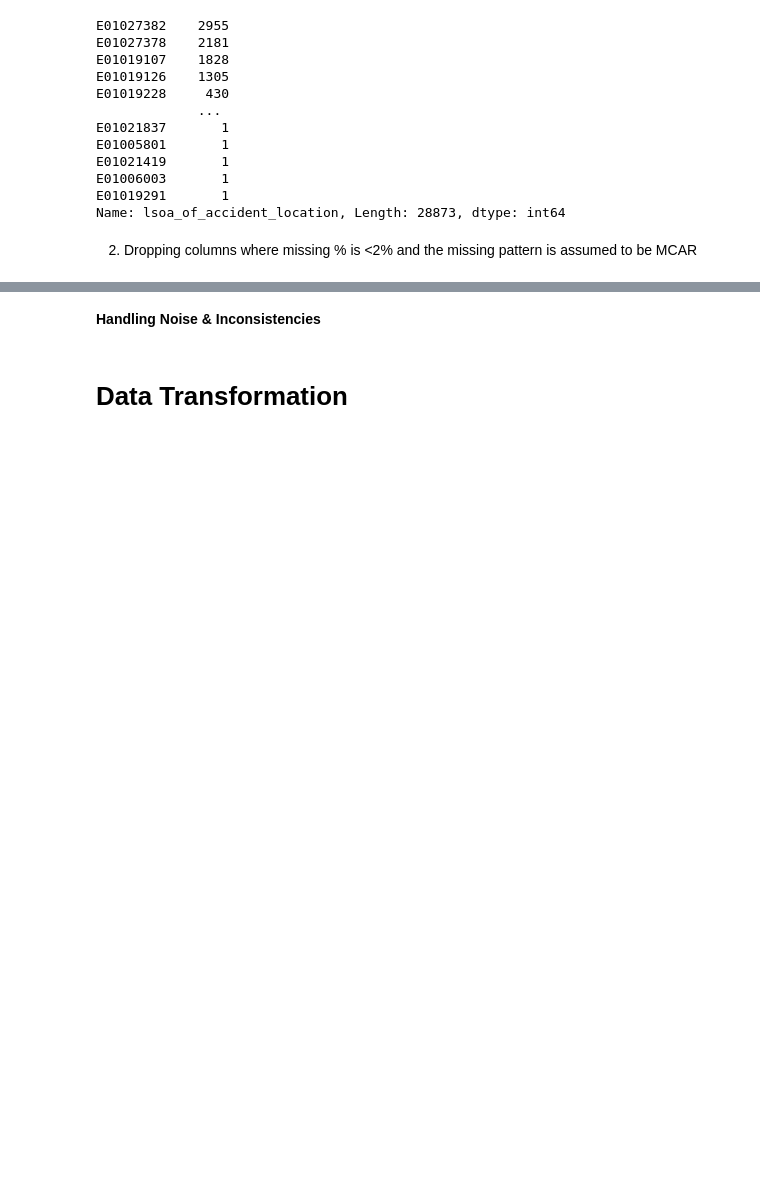
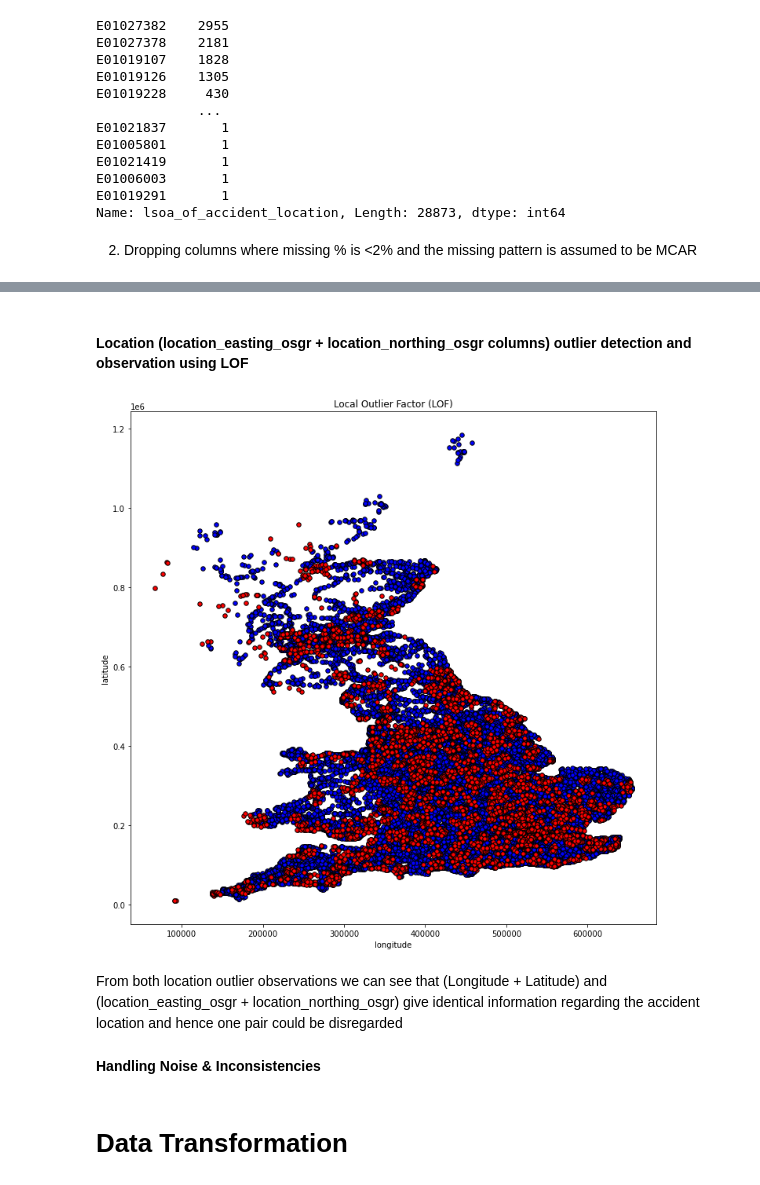
Before and after one commit to allaaamr/DataEngineering, a Jupyter notebook: main.ipynb, the cells around one changed output, grey strips where cells are left out. Saved outputs shown, nothing was run; the diff lists cells and outputs as text; code cells hidden in the pictures; blank space fills up the shorter version.

```diff
--- a/main.ipynb
+++ b/main.ipynb
@@ -358,0 +476,28 @@ Name: lsoa_of_accident_location, Length: 28873, dtype: int64
+# %% [markdown]
+#### Location (location_easting_osgr + location_northing_osgr columns) outlier detection and observation using LOF
+# %%
+#detection of outliers Multivariate (location_easting_osgr + location_northing_osgr')
+clf = LocalOutlierFactor()
+X = df[['location_easting_osgr','location_northing_osgr']].values
+y_pred = clf.fit_predict(X)
+
+plt.figure(figsize=(12,12))
+# plot the level sets of the decision function
+in_mask = [True if l == 1 else False for l in y_pred]
+out_mask = [True if l == -1 else False for l in y_pred]
+
+plt.title("Local Outlier Factor (LOF)")
+# inliers
+a = plt.scatter(X[in_mask, 0], X[in_mask, 1], c = 'blue',
+                edgecolor = 'k', s = 30)
+# outliers
+b = plt.scatter(X[out_mask, 0], X[out_mask, 1], c = 'red',
+                edgecolor = 'k', s = 30)
+plt.axis('tight')
+plt.xlabel('longitude');
+plt.ylabel('latitude');
+plt.show()
+# %% [output]
+[figure, added]
+# %% [markdown]
+From both location outlier observations we can see that  (Longitude + Latitude) and (location_easting_osgr + location_northing_osgr) give identical information regarding the accident location and hence one pair could be disregarded
```
Also changed, not shown: parts of 29 cells of this notebook.
